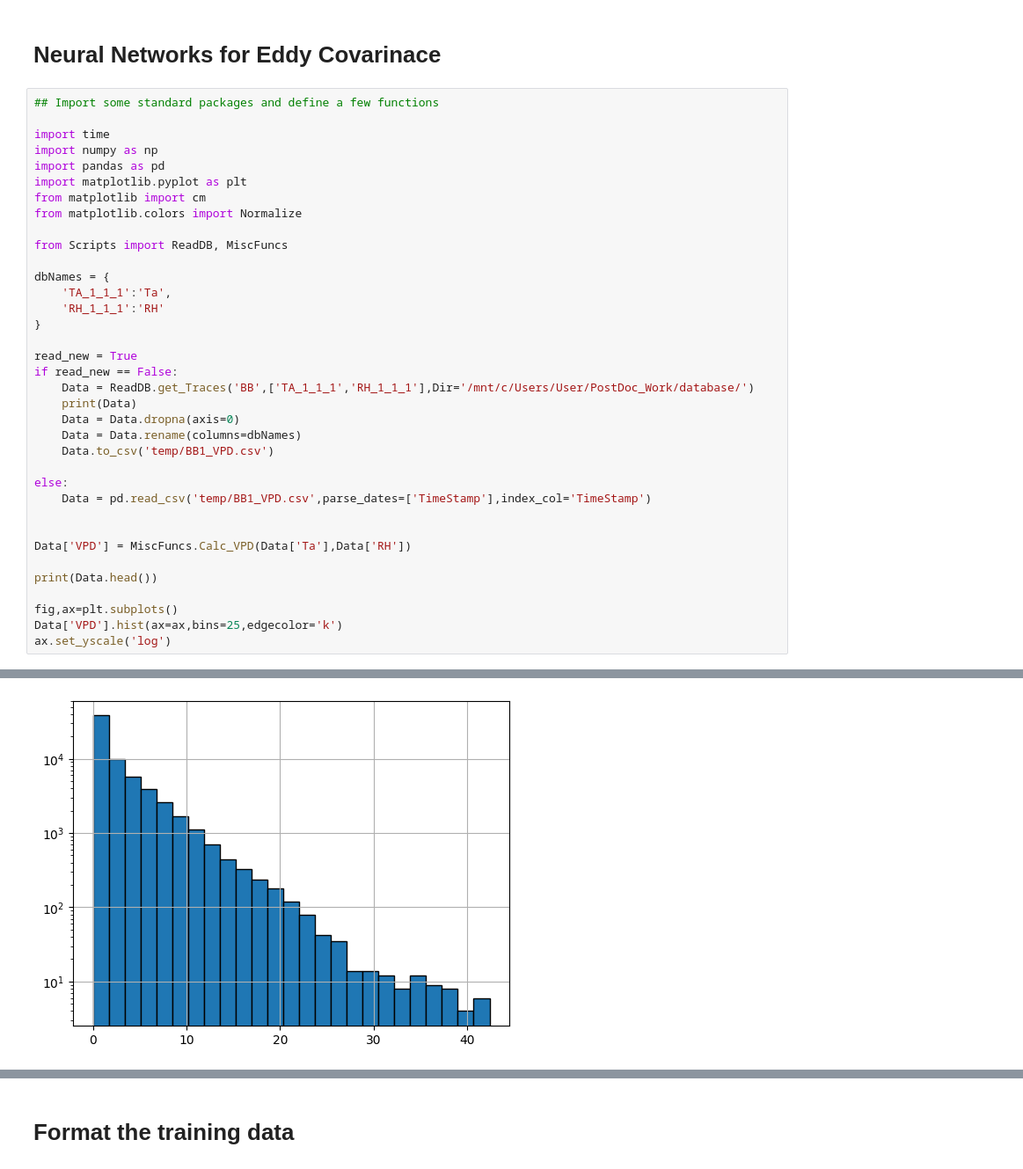
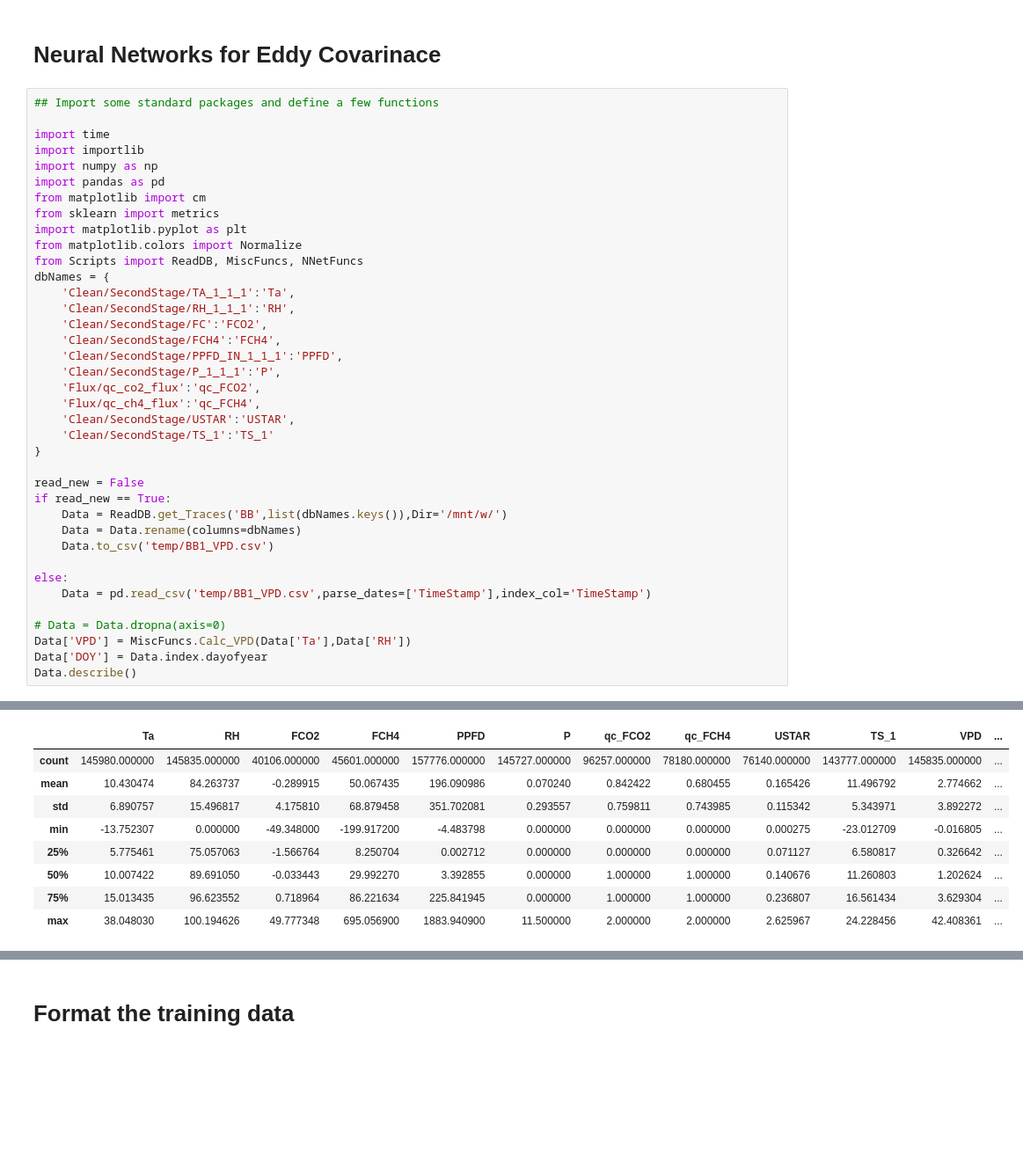
Before and after one commit to June-Skeeter/NN_Applications, a Jupyter notebook: NN_for_EC.ipynb, the cells around one changed output, grey strips where cells are left out. Shown: that part at 88% size. Saved outputs shown, nothing was run; the diff lists cells and outputs as text; blank space fills up the shorter version.

```diff
--- a/NN_for_EC.ipynb
+++ b/NN_for_EC.ipynb
@@ -4,36 +4,38 @@
 ## Import some standard packages and define a few functions
 
 import time
+import importlib
 import numpy as np
 import pandas as pd
+from matplotlib import cm
+from sklearn import metrics
 import matplotlib.pyplot as plt
-from matplotlib import cm
 from matplotlib.colors import Normalize
-
-from Scripts import ReadDB, MiscFuncs
-
+from Scripts import ReadDB, MiscFuncs, NNetFuncs
 dbNames = {
-    'TA_1_1_1':'Ta',
-    'RH_1_1_1':'RH'
+    'Clean/SecondStage/TA_1_1_1':'Ta',
+    'Clean/SecondStage/RH_1_1_1':'RH',
+    'Clean/SecondStage/FC':'FCO2',
+    'Clean/SecondStage/FCH4':'FCH4',
+    'Clean/SecondStage/PPFD_IN_1_1_1':'PPFD',
+    'Clean/SecondStage/P_1_1_1':'P',
+    'Flux/qc_co2_flux':'qc_FCO2',
+    'Flux/qc_ch4_flux':'qc_FCH4',
+    'Clean/SecondStage/USTAR':'USTAR',
+    'Clean/SecondStage/TS_1':'TS_1'
 }
 
-read_new = True
-if read_new == False:
-    Data = ReadDB.get_Traces('BB',['TA_1_1_1','RH_1_1_1'],Dir='/mnt/c/Users/User/PostDoc_Work/database/')
-    print(Data)
-    Data = Data.dropna(axis=0)
+read_new = False
+if read_new == True:
+    Data = ReadDB.get_Traces('BB',list(dbNames.keys()),Dir='/mnt/w/')
     Data = Data.rename(columns=dbNames)
     Data.to_csv('temp/BB1_VPD.csv')
 
 else:
     Data = pd.read_csv('temp/BB1_VPD.csv',parse_dates=['TimeStamp'],index_col='TimeStamp')
 
-
+# Data = Data.dropna(axis=0)
 Data['VPD'] = MiscFuncs.Calc_VPD(Data['Ta'],Data['RH'])
-
-print(Data.head())
-
-fig,ax=plt.subplots()
-Data['VPD'].hist(ax=ax,bins=25,edgecolor='k')
-ax.set_yscale('log')
+Data['DOY'] = Data.index.dayofyear
+Data.describe()
 # %% [output]
@@ -48 +42,9 @@ TimeStamp
-[figure, removed]
+|  | Ta | RH | FCO2 | FCH4 | PPFD | P | qc_FCO2 | qc_FCH4 | USTAR | TS_1 | VPD | ... |
+| count | 145980.000000 | 145835.000000 | 40106.000000 | 45601.000000 | 157776.000000 | 145727.000000 | 96257.000000 | 78180.000000 | 76140.000000 | 143777.000000 | 145835.000000 | ... |
+| mean | 10.430474 | 84.263737 | -0.289915 | 50.067435 | 196.090986 | 0.070240 | 0.842422 | 0.680455 | 0.165426 | 11.496792 | 2.774662 | ... |
+| std | 6.890757 | 15.496817 | 4.175810 | 68.879458 | 351.702081 | 0.293557 | 0.759811 | 0.743985 | 0.115342 | 5.343971 | 3.892272 | ... |
+| min | -13.752307 | 0.000000 | -49.348000 | -199.917200 | -4.483798 | 0.000000 | 0.000000 | 0.000000 | 0.000275 | -23.012709 | -0.016805 | ... |
+| 25% | 5.775461 | 75.057063 | -1.566764 | 8.250704 | 0.002712 | 0.000000 | 0.000000 | 0.000000 | 0.071127 | 6.580817 | 0.326642 | ... |
+| 50% | 10.007422 | 89.691050 | -0.033443 | 29.992270 | 3.392855 | 0.000000 | 1.000000 | 1.000000 | 0.140676 | 11.260803 | 1.202624 | ... |
+| 75% | 15.013435 | 96.623552 | 0.718964 | 86.221634 | 225.841945 | 0.000000 | 1.000000 | 1.000000 | 0.236807 | 16.561434 | 3.629304 | ... |
+| max | 38.048030 | 100.194626 | 49.777348 | 695.056900 | 1883.940900 | 11.500000 | 2.000000 | 2.000000 | 2.625967 | 24.228456 | 42.408361 | ... |
```
Also changed, not shown: parts of 6 cells of this notebook, 8 other files.
